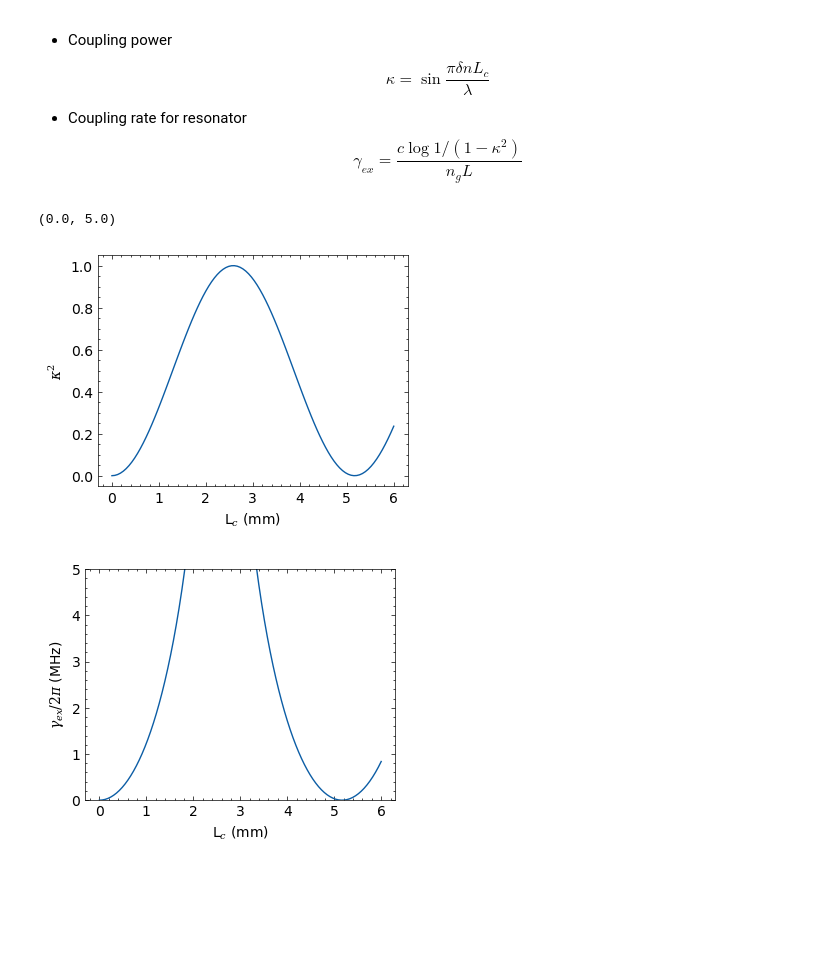
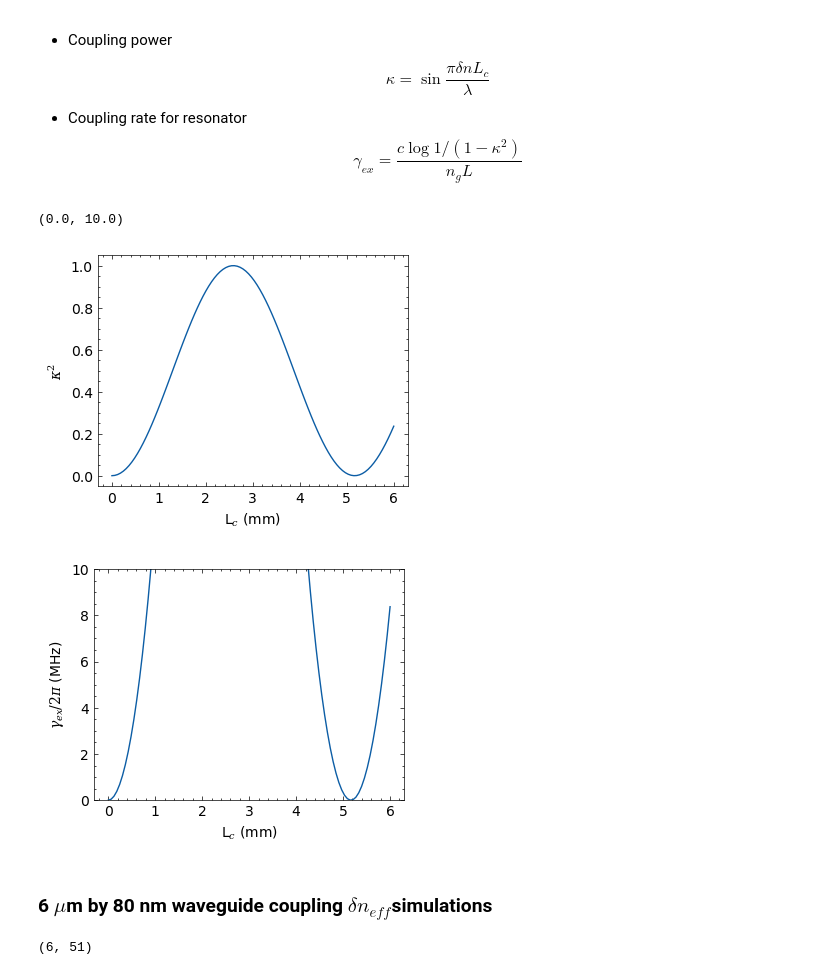
Before and after one commit to kaikai-liu/pyphotonicsims, a Jupyter notebook: notebook/1-coupled-resonator-simulation/directional-coupler-design-simulation.ipynb, the cells around one changed output. Drawn from its saved outputs; the diff is of its cells as text; code cells hidden in the pictures; blank space fills up the shorter version.

Commit message:
add coupling simulation notebooks

```diff
--- a/notebook/1-coupled-resonator-simulation/directional-coupler-design-simulation.ipynb
+++ b/notebook/1-coupled-resonator-simulation/directional-coupler-design-simulation.ipynb
@@ -20,24 +25,35 @@ plt.rcParams['figure.figsize'] = [4,3]
  $$\gamma_{ex} = \frac{c\log{1/(1-\kappa^2)}}{n_g L}$$
 # %%
 dn = 0.0003
-L = 10
+L = 1.0
 ng = 1.53
 wl = 1550e-9
 Lc = np.linspace(0, 6e-3, 100)
 ka2 = directional_coupler(dn, Lc, wl)
 r_ex = cavity_coupling_rate(ka2, ng, L)/(2*np.pi*1e6)
 
 plt.figure()
 plt.plot(Lc*1e3, ka2)
 plt.xlabel(r'L$_c$ (mm)')
 plt.ylabel(r'$\kappa^2$')
 
 plt.figure()
 plt.plot(Lc*1e3, r_ex)
 plt.xlabel(r'L$_c$ (mm)')
 plt.ylabel(r'$\gamma_{ex}/2\pi$ (MHz)')
-plt.ylim((0, 5))
+plt.ylim((0, 10))
 # %% [output]
-(0.0, 5.0)
+(0.0, 10.0)
 [figure]
-[figure, old version]
+[figure, new version]
+# %% [markdown]
+### 6 $\mu$m by 80 nm waveguide coupling $\delta n_{eff} $simulations
+# %%
+base_path = 'Simulations/lumerical mode/coupler/6um by 80nm waveguide'
+filepath = get_box_path(base_path, filename='coupling_data_1550nm_6umby80nm_sweep_gap_1um_to_6um.mat')
+f = h5py.File(filepath, 'r')
+dneff = f['dneff'][:]
+gapx = f['gap_list'][0]
+dneff.shape
+# %% [output]
+(6, 51)
```
Also changed, not shown: parts of 10 cells of this notebook, 2 other files.
